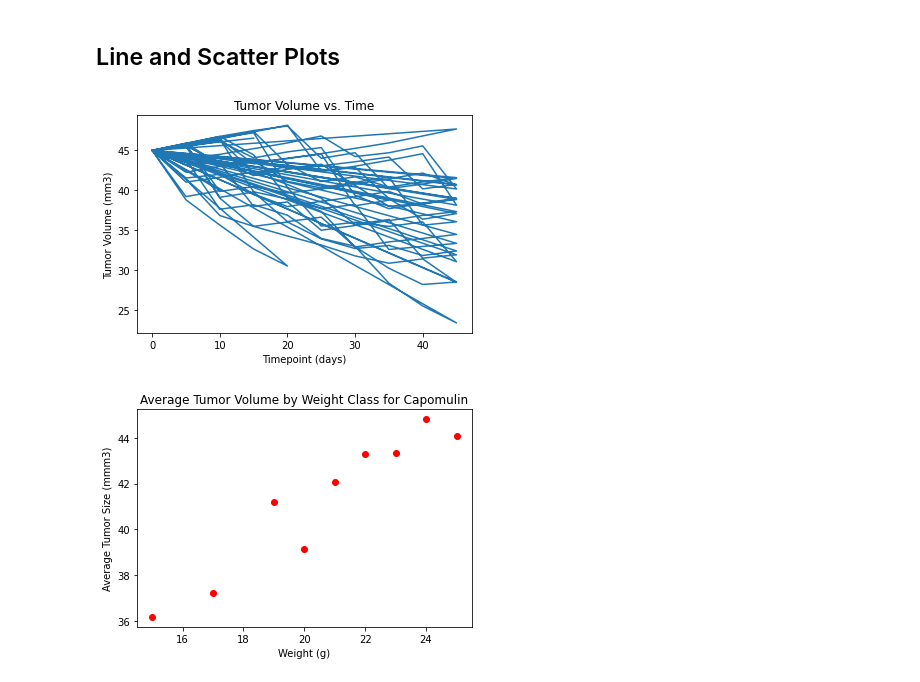
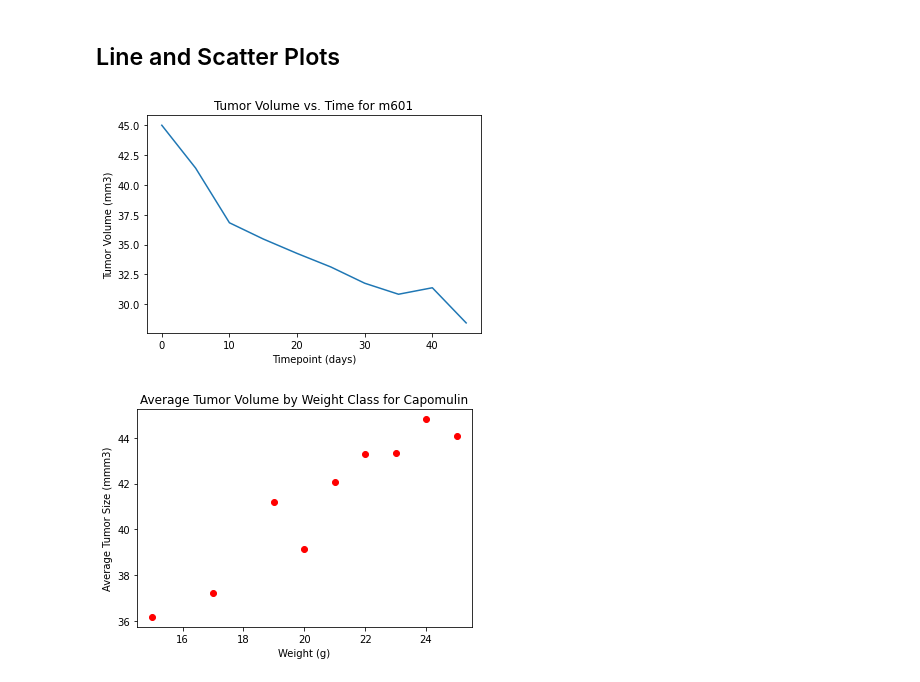
Before and after one commit to anthonygcarannante/Pharma-Drug-Analysis, a Jupyter notebook: Instructions/Pymaceuticals/pymaceuticals_starter.ipynb, the cells around one changed output. Saved outputs shown, nothing was run; the diff lists cells and outputs as text; code cells hidden in the pictures.

Commit message:
Updated analysis of single mouse on drug regimen

```diff
--- a/Instructions/Pymaceuticals/pymaceuticals_starter.ipynb
+++ b/Instructions/Pymaceuticals/pymaceuticals_starter.ipynb
@@ -284,16 +284,17 @@ plt.show()
 # %%
 # Generate a line plot of tumor volume vs. time point for a mouse treated with Capomulin
 capomulin_data = mice_df.loc[mice_df['Drug Regimen'] == 'Capomulin']
+single_mouse = capomulin_data.loc[mice_df['Mouse ID'] == 'm601']
 
-x_axis = capomulin_data['Timepoint']
-data = capomulin_data['Tumor Volume (mm3)']
+x_axis = single_mouse['Timepoint']
+data = single_mouse['Tumor Volume (mm3)']
 plt.plot(x_axis, data)
-plt.title('Tumor Volume vs. Time')
+plt.title('Tumor Volume vs. Time for m601')
 plt.xlabel('Timepoint (days)')
 plt.ylabel('Tumor Volume (mm3)')
 plt.show()
 # %% [output]
-[figure, old version]
+[figure, new version]
 # %%
 # Generate a scatter plot of average tumor volume vs. mouse weight for the Capomulin regimen
 tumor = capomulin_data.groupby('Weight (g)')['Tumor Volume (mm3)'].mean().sort_index()
```
